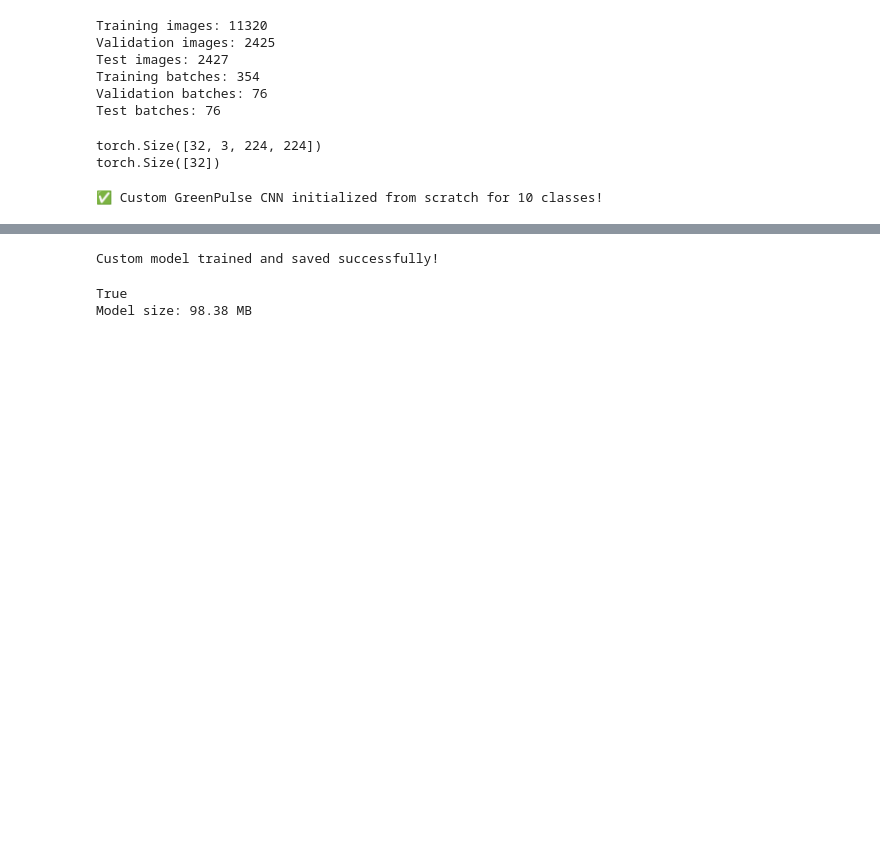
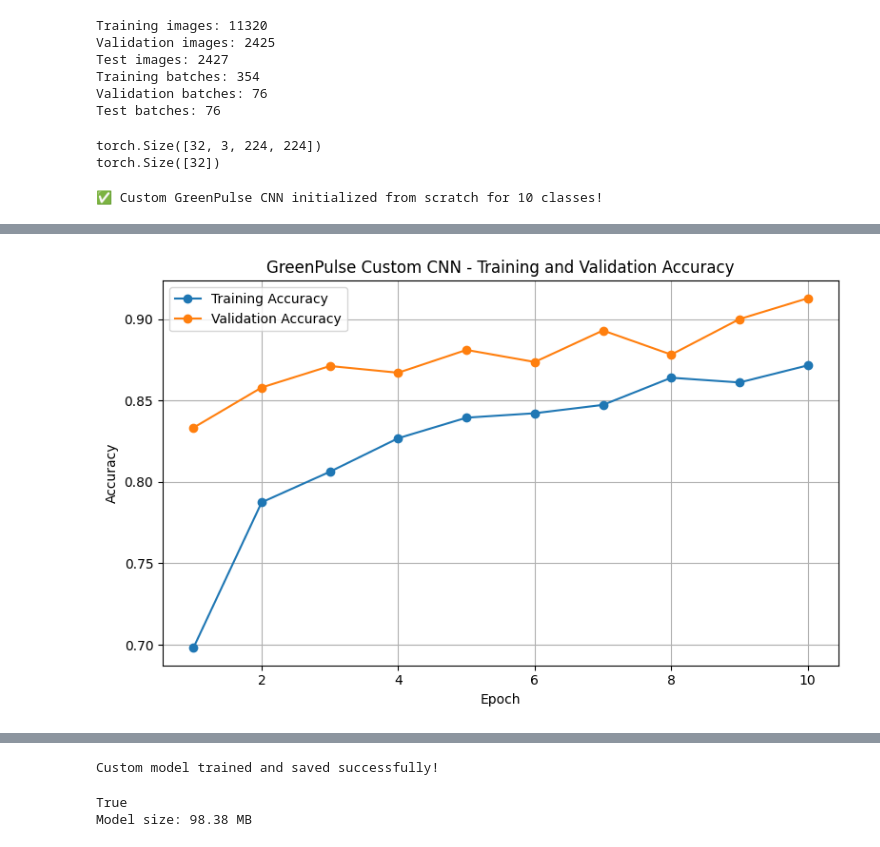
Before and after one commit to KekeliIsHere/GreenPulse, a Jupyter notebook: notebooks/01_personal_model_training.ipynb, the cells around one changed output, grey strips where cells are left out. Drawn from its saved outputs; the diff is of its cells as text; code cells hidden in the pictures; blank space fills up the shorter version.

Commit message:
Add training and validation comparison graphs

```diff
--- a/notebooks/01_personal_model_training.ipynb
+++ b/notebooks/01_personal_model_training.ipynb
@@ -357,0 +360,32 @@ Epoch 10/10 | train loss 0.424 acc 0.850 | val loss 0.239 acc 0.920
+# %%
+import matplotlib.pyplot as plt
+
+epochs = range(1, len(history_custom["train_acc"]) + 1)
+
+plt.figure(figsize=(8, 5))
+
+plt.plot(
+    epochs,
+    history_custom["train_acc"],
+    marker="o",
+    label="Training Accuracy"
+)
+
+plt.plot(
+    epochs,
+    history_custom["val_acc"],
+    marker="o",
+    label="Validation Accuracy"
+)
+
+plt.xlabel("Epoch")
+plt.ylabel("Accuracy")
+plt.title("GreenPulse Custom CNN - Training and Validation Accuracy")
+
+plt.legend()
+plt.grid(True)
+
+plt.tight_layout()
+plt.show()
+# %% [output]
+[figure, added]
```
Also changed, not shown: parts of 6 cells of this notebook.
